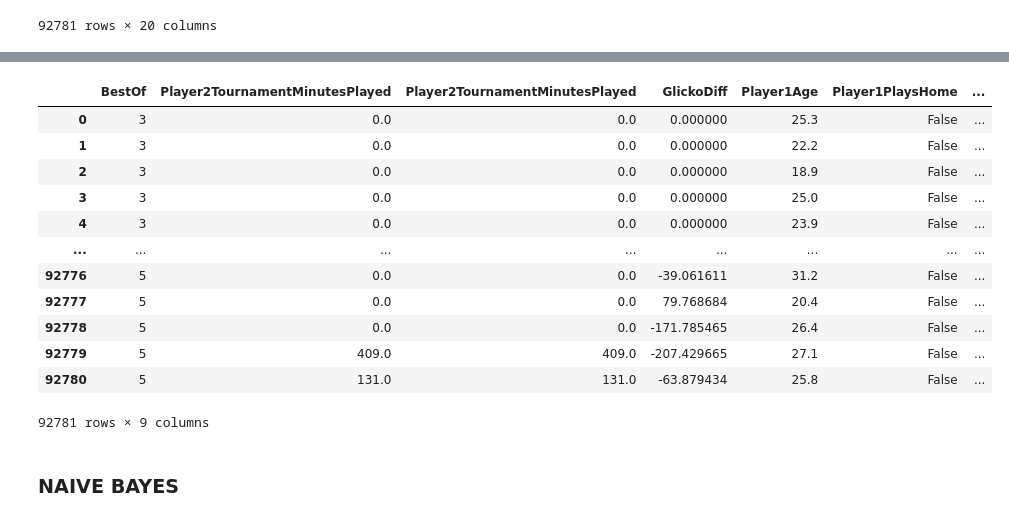
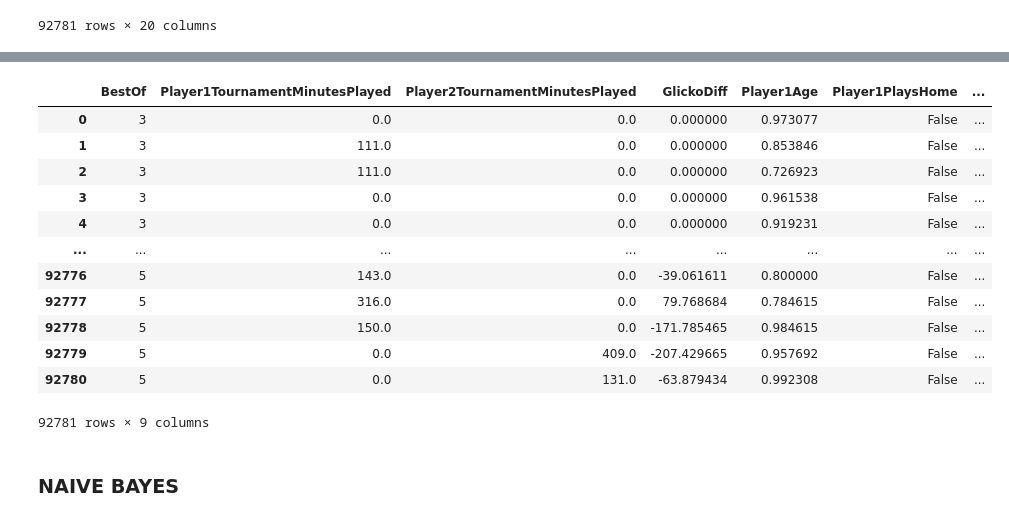
Before and after one commit to Fabio752/Tennis-Predictions, a Jupyter notebook: tennisPredictor.ipynb, the cells around one changed output, grey strips where cells are left out. Cells and saved outputs as stored; diff of their text form; code cells hidden in the pictures.

```diff
--- a/tennisPredictor.ipynb
+++ b/tennisPredictor.ipynb
@@ -348,3 +348,14 @@ display(processed_df)
 | 92779 | 2022-08-29 | Us Open | United States | Hard | 5 | 131.0 | Arthur Rinderknech | 27.1 | France | ... |
 | 92780 | 2022-08-29 | Us Open | United States | Hard | 5 | 187.0 | Quentin Halys | 25.8 | France | ... |
 92781 rows × 20 columns
+# %%
+#Age Conversion functions as a regression with 0 being best and values greater being worse effectively
+def age_performance(age):
+    page = 1-abs(26.0-age)/26.0
+    return page
+
+
+processed_df["Player1Age"] = processed_df["Player1Age"].apply(age_performance)
+processed_df["Player2Age"] = processed_df["Player2Age"].apply(age_performance)
+
+display(processed_df)
@@ -573,28 +598,28 @@ plt.show()
 # %%
 processed_df.drop(columns = ["Date", "Tourney", "Location", "Player1", "Player2",
                               "Player1Nationality", "Player2Nationality",
                              "Player1SetsWon", "Player1SetsLost", "Surface", "StartDate",
                              "Player1GamesWon", "Player1GamesLost",
                              "Player1Glicko", "Player2Glicko"], inplace = True)
 
 
-columns_final_order = ["BestOf", "Player2TournamentMinutesPlayed", "Player2TournamentMinutesPlayed", "GlickoDiff", "Player1Age", "Player1PlaysHome", "Player2Age", "Player2PlaysHome", "Player1Won"]
+columns_final_order = ["BestOf", "Player1TournamentMinutesPlayed", "Player2TournamentMinutesPlayed", "GlickoDiff", "Player1Age", "Player1PlaysHome", "Player2Age", "Player2PlaysHome", "Player1Won"]
 
 processed_df = processed_df.reset_index()[columns_final_order]
 display(processed_df)
 # %% [output]
-|  | BestOf | Player2TournamentMinutesPlayed | Player2TournamentMinutesPlayed | GlickoDiff | Player1Age | Player1PlaysHome | ... |
-| 0 | 3 | 0.0 | 0.0 | 0.000000 | 25.3 | False | ... |
-| 1 | 3 | 0.0 | 0.0 | 0.000000 | 22.2 | False | ... |
-| 2 | 3 | 0.0 | 0.0 | 0.000000 | 18.9 | False | ... |
-| 3 | 3 | 0.0 | 0.0 | 0.000000 | 25.0 | False | ... |
-| 4 | 3 | 0.0 | 0.0 | 0.000000 | 23.9 | False | ... |
+|  | BestOf | Player1TournamentMinutesPlayed | Player2TournamentMinutesPlayed | GlickoDiff | Player1Age | Player1PlaysHome | ... |
+| 0 | 3 | 0.0 | 0.0 | 0.000000 | 0.973077 | False | ... |
+| 1 | 3 | 111.0 | 0.0 | 0.000000 | 0.853846 | False | ... |
+| 2 | 3 | 111.0 | 0.0 | 0.000000 | 0.726923 | False | ... |
+| 3 | 3 | 0.0 | 0.0 | 0.000000 | 0.961538 | False | ... |
+| 4 | 3 | 0.0 | 0.0 | 0.000000 | 0.919231 | False | ... |
 | ... | ... | ... | ... | ... | ... | ... | ... |
-| 92776 | 5 | 0.0 | 0.0 | -39.061611 | 31.2 | False | ... |
-| 92777 | 5 | 0.0 | 0.0 | 79.768684 | 20.4 | False | ... |
-| 92778 | 5 | 0.0 | 0.0 | -171.785465 | 26.4 | False | ... |
-| 92779 | 5 | 409.0 | 409.0 | -207.429665 | 27.1 | False | ... |
-| 92780 | 5 | 131.0 | 131.0 | -63.879434 | 25.8 | False | ... |
+| 92776 | 5 | 143.0 | 0.0 | -39.061611 | 0.800000 | False | ... |
+| 92777 | 5 | 316.0 | 0.0 | 79.768684 | 0.784615 | False | ... |
+| 92778 | 5 | 150.0 | 0.0 | -171.785465 | 0.984615 | False | ... |
+| 92779 | 5 | 0.0 | 409.0 | -207.429665 | 0.957692 | False | ... |
+| 92780 | 5 | 0.0 | 131.0 | -63.879434 | 0.992308 | False | ... |
 92781 rows × 9 columns
 # %%
 # Initial split: 70-15-15
```
Also changed, not shown: parts of 11 cells of this notebook, 2 other files.
